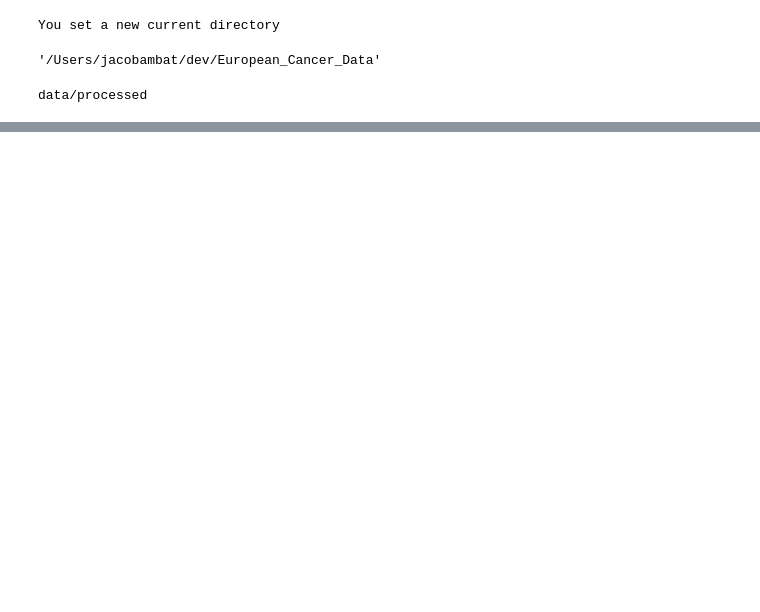
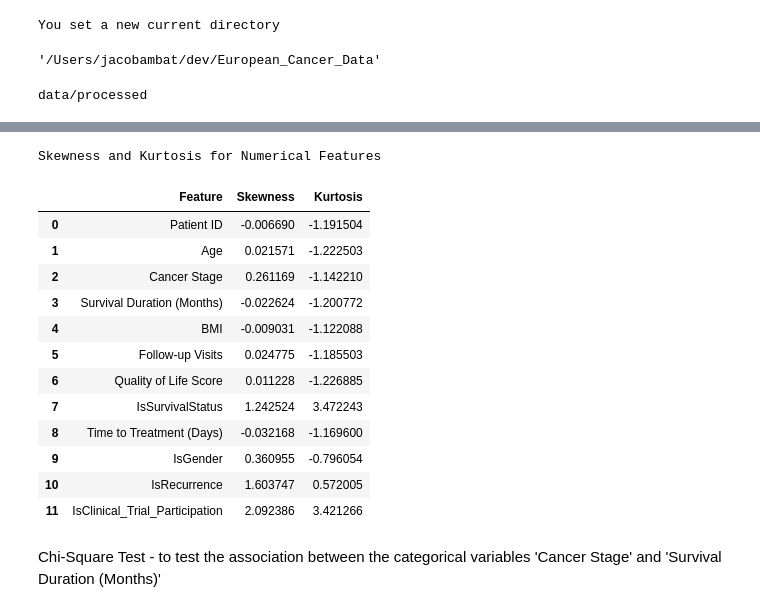
Before and after one commit to marcus1989/European_Cancer_Data, a Jupyter notebook: jupyter_notebooks/preprocess.ipynb, the cells around one changed output, grey strips where cells are left out. Saved outputs shown, nothing was run; the diff lists cells and outputs as text; code cells hidden in the pictures; blank space fills up the shorter version.

```diff
--- a/jupyter_notebooks/preprocess.ipynb
+++ b/jupyter_notebooks/preprocess.ipynb
@@ -292,12 +118,0 @@ Maximum Survival Duration (Months): 119.0
-# %%
-# Define Survival Duration (months) categories using apply and lambda and using discretisation and binning the SDM categories
-df["SDM_Category"] = df["Survival Duration (Months)"].apply(lambda x:
-                                     "One Year" if x <= 24 else
-                                     "Two Years" if x <= 48 else
-                                     "Three Years" if x <= 72 else
-                                     "Four Years" if x <= 94 else
-                                     "Five Years" if x <= 116 else
-                                     "Less than Six Years")
-
-# Print the DataFrame
-print(df["SDM_Category"].count())
@@ -337,10 +118,0 @@ plt.show()
-# %%
-# Define BMI categories using apply and lambda and using discretisation and binning the bmi categories
-df["BMI_Category"] = df["BMI"].apply(lambda x:
-                                     "Underweight" if x < 18.5 else
-                                     "Normal weight" if x < 25 else
-                                     "Overweight" if x < 30 else
-                                     "Obese")
-
-# Print the DataFrame
-print(df)
@@ -599,0 +286,36 @@ plt.show()
+# %%
+'''
+Checking for outliers and skewness of data distribution using skew() and kurtosis() statistical measures that describe
+the shape of a distribution. They help us understand how data points are spread and how they deviate from a normal distribution
+'''
+# Select numerical columns
+numerical_features = df.select_dtypes(include=[float, int]).columns
+
+# Calculate skewness and kurtosis
+print("\nSkewness and Kurtosis for Numerical Features")
+results = []
+for col in numerical_features:
+    col_skewness = skew(df[col].dropna())  # Drop NaN values for calculation
+    col_kurtosis = kurtosis(df[col].dropna())  # Drop NaN values for calculation
+    results.append({'Feature': col, 'Skewness': col_skewness, 'Kurtosis': col_kurtosis})
+
+# Create a DataFrame to display the results neatly
+result_df = pd.DataFrame(results)
+result_df
+# %% [output]
+Skewness and Kurtosis for Numerical Features
+|  | Feature | Skewness | Kurtosis |
+| 0 | Patient ID | -0.006690 | -1.191504 |
+| 1 | Age | 0.021571 | -1.222503 |
+| 2 | Cancer Stage | 0.261169 | -1.142210 |
+| 3 | Survival Duration (Months) | -0.022624 | -1.200772 |
+| 4 | BMI | -0.009031 | -1.122088 |
+| 5 | Follow-up Visits | 0.024775 | -1.185503 |
+| 6 | Quality of Life Score | 0.011228 | -1.226885 |
+| 7 | IsSurvivalStatus | 1.242524 | 3.472243 |
+| 8 | Time to Treatment (Days) | -0.032168 | -1.169600 |
+| 9 | IsGender | 0.360955 | -0.796054 |
+| 10 | IsRecurrence | 1.603747 | 0.572005 |
+| 11 | IsClinical_Trial_Participation | 2.092386 | 3.421266 |
+# %% [markdown]
+Chi-Square Test - to test the association between the categorical variables 'Cancer Stage' and 'Survival Duration (Months)'
```
Also changed, not shown: parts of 65 cells of this notebook, 1 other file.
